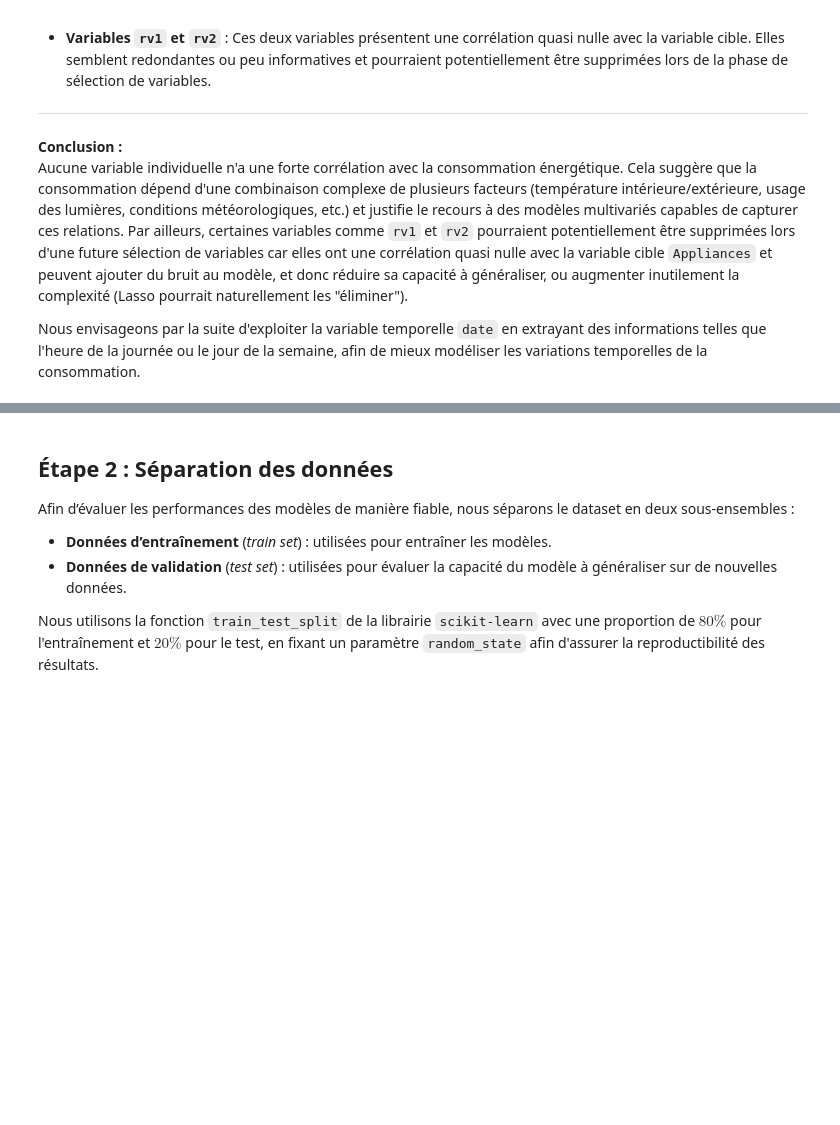
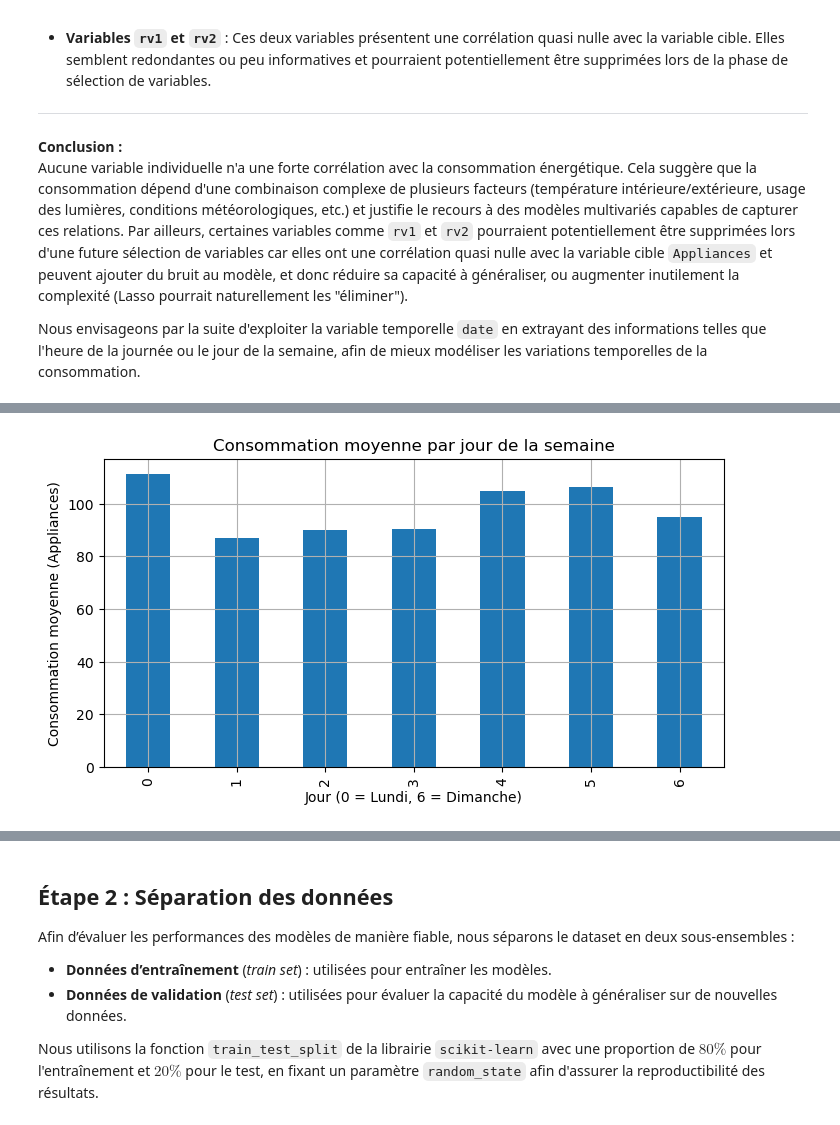
Before and after one commit to YasmineParent/Statistical-learning-project, a Jupyter notebook: projet.ipynb, the cells around one changed output, grey strips where cells are left out. Cells and saved outputs as stored; diff of their text form; code cells hidden in the pictures; blank space fills up the shorter version.

```diff
--- a/projet.ipynb
+++ b/projet.ipynb
@@ -173,0 +248,11 @@ Nous envisageons par la suite d'exploiter la variable temporelle `date` en extra
+# %%
+# Histogramme de la consommation en fonction du jour de la semaine
+plt.figure(figsize=(8,4))
+df.groupby('dayofweek')['Appliances'].mean().plot(kind='bar')
+plt.title("Consommation moyenne par jour de la semaine")
+plt.xlabel("Jour (0 = Lundi, 6 = Dimanche)")
+plt.ylabel("Consommation moyenne (Appliances)")
+plt.grid(True)
+plt.show()
+# %% [output]
+[figure, added]
```
Also changed, not shown: parts of 120 cells of this notebook.
